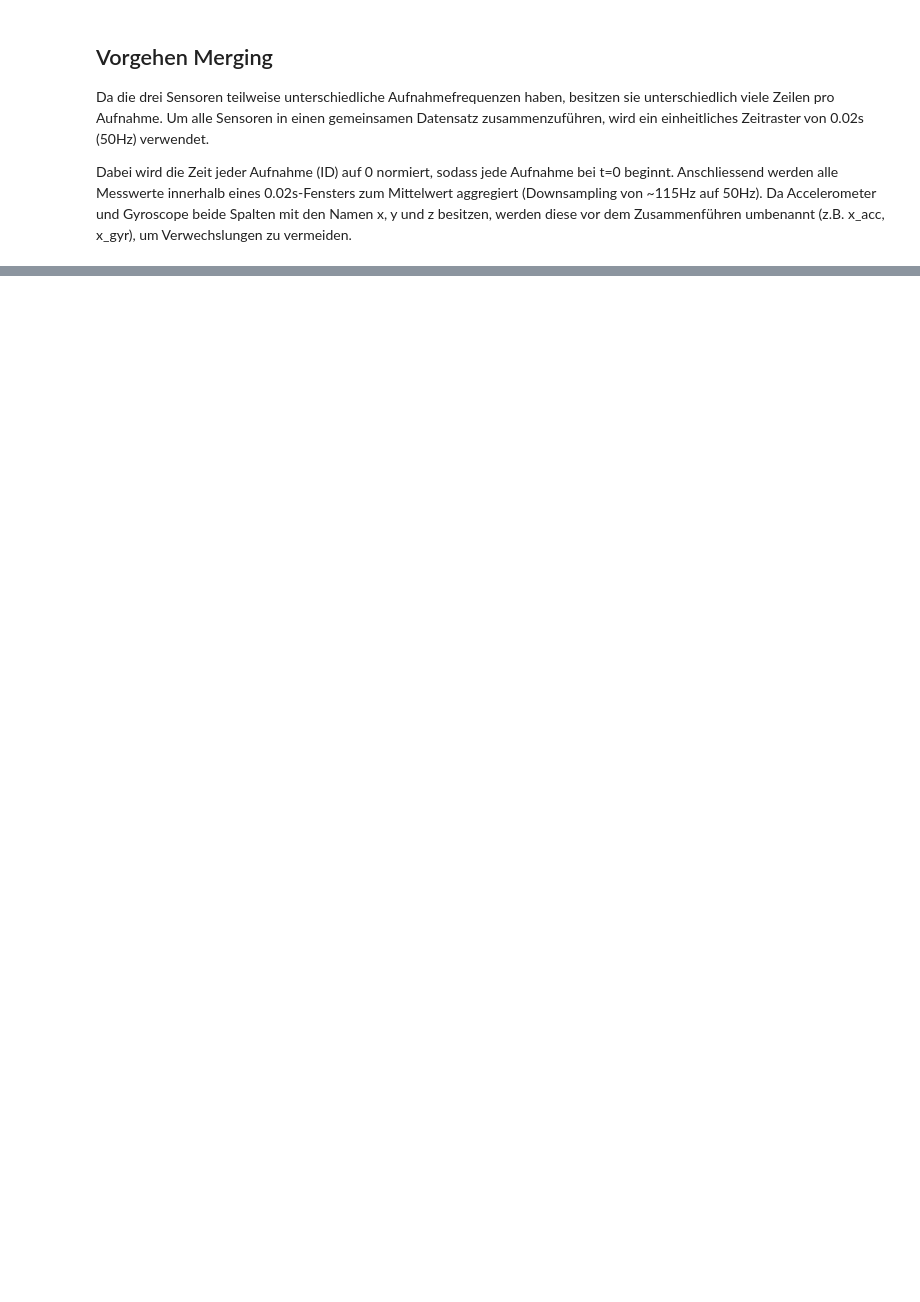
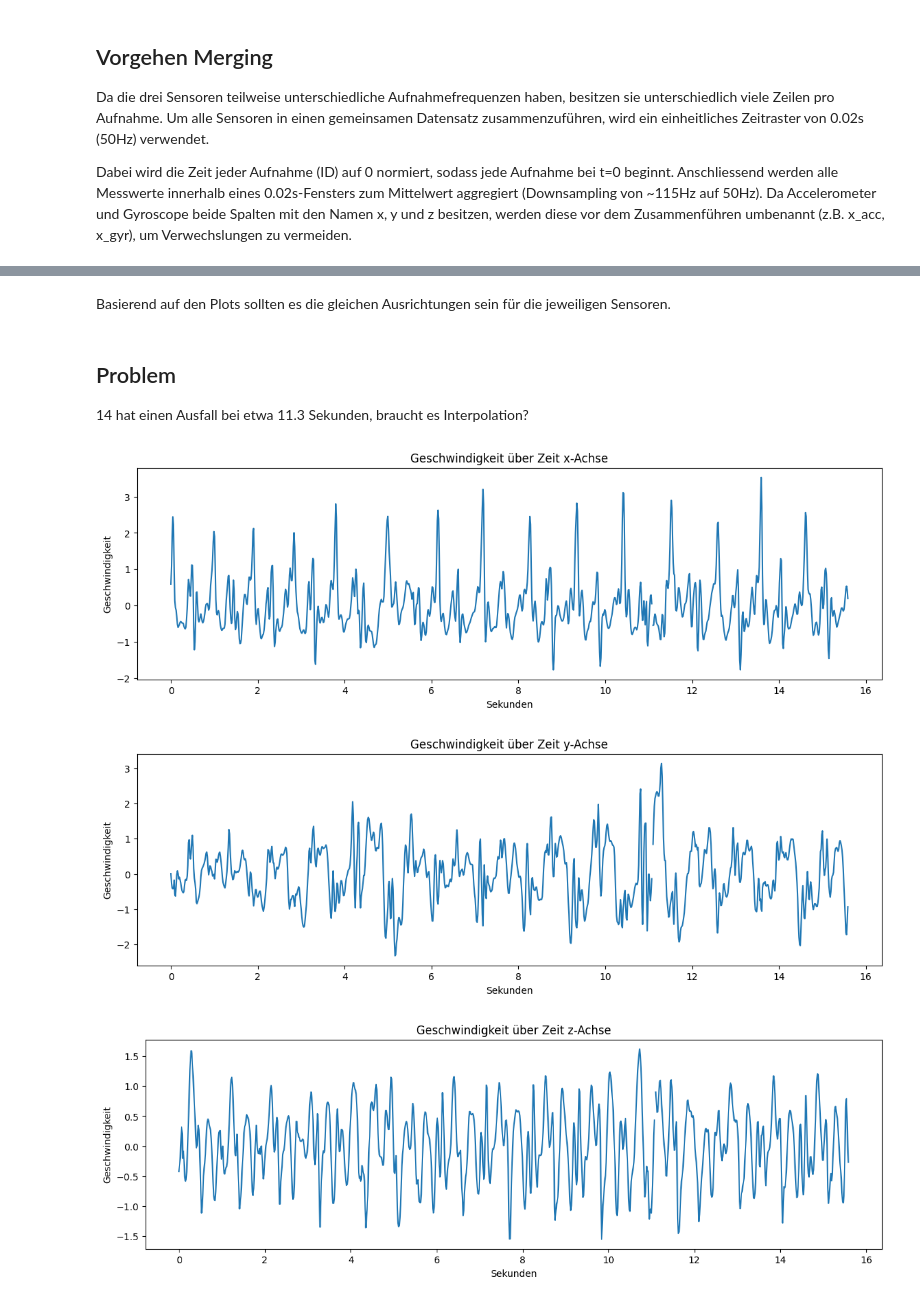
Before and after one commit to raphaelschuepbach/Sensor-based-Activity-Recognition, a Jupyter notebook: EDA_Notebooks/merge_data.ipynb, the cells around one changed output, grey strips where cells are left out. Cells and saved outputs as stored; diff of their text form; code cells hidden in the pictures; blank space fills up the shorter version.

```diff
--- a/EDA_Notebooks/merge_data.ipynb
+++ b/EDA_Notebooks/merge_data.ipynb
@@ -178,0 +247,35 @@ print(merged_df["ID"].nunique())
+# %% [markdown]
+Basierend auf den Plots sollten es die gleichen Ausrichtungen sein für die jeweiligen Sensoren.
+# %% [markdown]
+## Problem
+
+14 hat einen Ausfall bei etwa 11.3 Sekunden, braucht es Interpolation?
+# %%
+recording_14 = merged_df[merged_df['ID'] == 14]
+time_14 = recording_14["time_elapsed"].dt.total_seconds()
+
+#Diagramm mit Sekunden auf der x-Achse und Geschwindigkeit auf der y-Achse.
+plt.figure(figsize=(14, 4))
+plt.plot(time_14, recording_14["x_gyr"])
+plt.xlabel("Sekunden")
+plt.ylabel("Geschwindigkeit")
+plt.title("Geschwindigkeit über Zeit x-Achse")
+plt.show()
+
+plt.figure(figsize=(14, 4))
+plt.plot(time_14, recording_14["y_gyr"])
+plt.xlabel("Sekunden")
+plt.ylabel("Geschwindigkeit")
+plt.title("Geschwindigkeit über Zeit y-Achse")
+plt.show()
+
+plt.figure(figsize=(14, 4))
+plt.plot(time_14, recording_14["z_gyr"])
+plt.xlabel("Sekunden")
+plt.ylabel("Geschwindigkeit")
+plt.title("Geschwindigkeit über Zeit z-Achse")
+plt.show()
+# %% [output]
+[figure, added]
+[figure, added]
+[figure, added]
```
Also changed, not shown: parts of 10 cells of this notebook, 1 other file.
